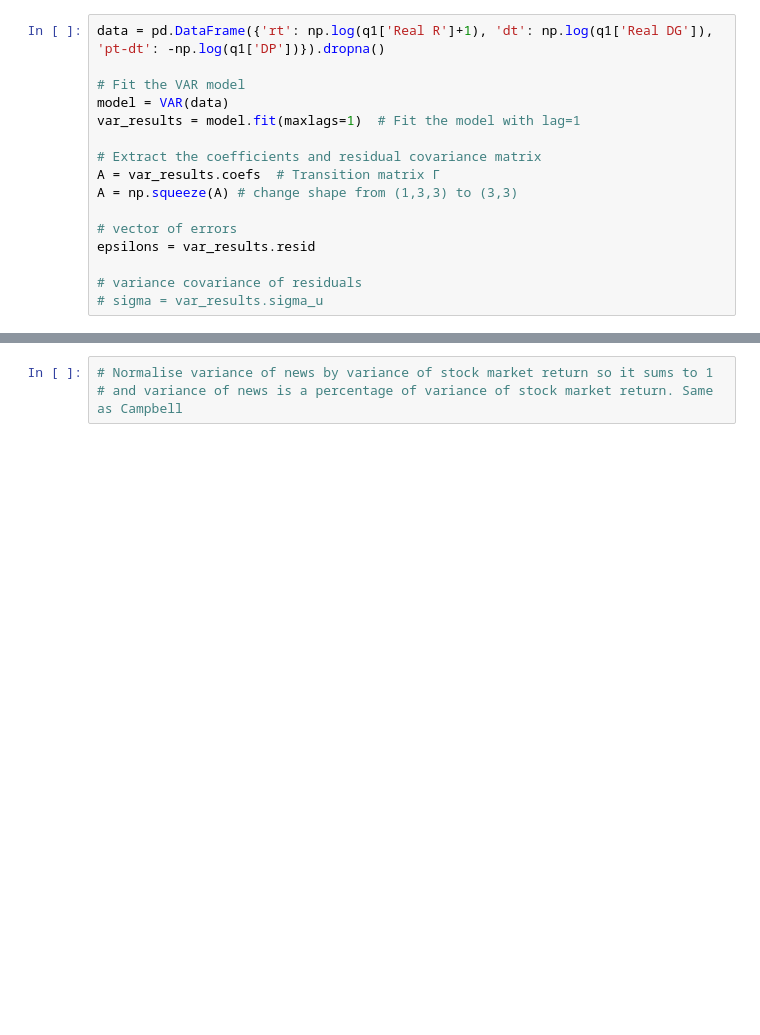
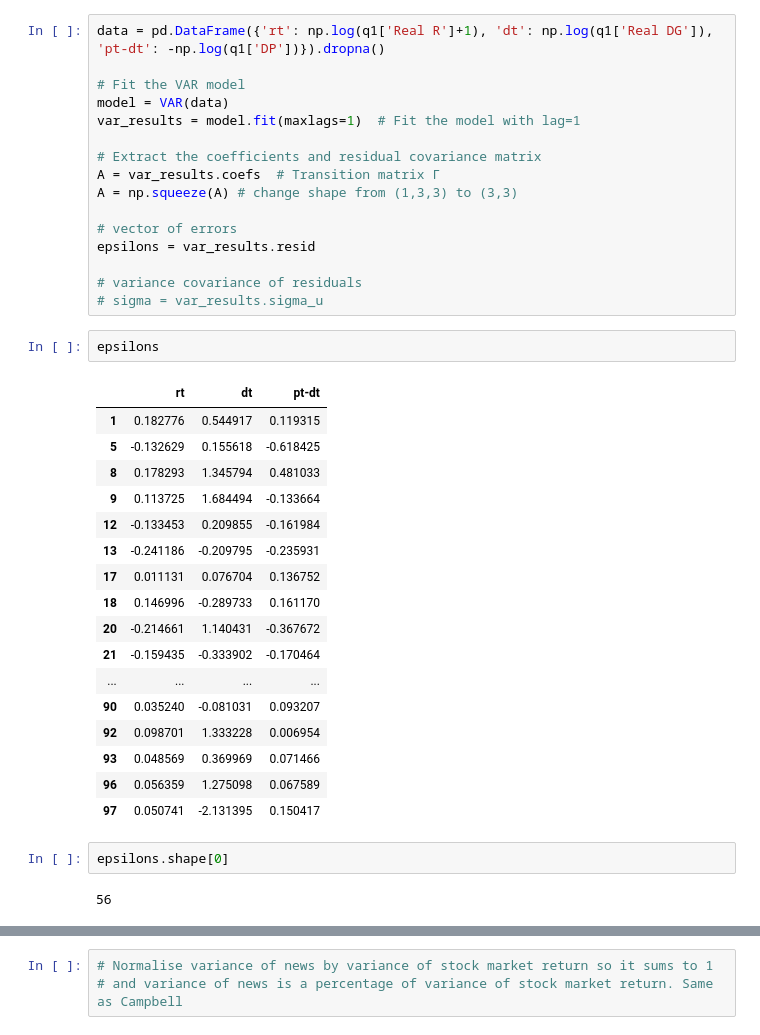
Before and after one commit to JiaqiSun45635/AP, a Jupyter notebook: MFE AP PW2.ipynb, the cells around one changed output, grey strips where cells are left out. Drawn from its saved outputs; the diff is of its cells as text; blank space fills up the shorter version.

```diff
--- a/MFE AP PW2.ipynb
+++ b/MFE AP PW2.ipynb
@@ -515,6 +515,30 @@ epsilons = var_results.resid
 
 # variance covariance of residuals
 # sigma = var_results.sigma_u
+# %%
+epsilons
+# %% [output]
+|  | rt | dt | pt-dt |
+| 1 | 0.182776 | 0.544917 | 0.119315 |
+| 5 | -0.132629 | 0.155618 | -0.618425 |
+| 8 | 0.178293 | 1.345794 | 0.481033 |
+| 9 | 0.113725 | 1.684494 | -0.133664 |
+| 12 | -0.133453 | 0.209855 | -0.161984 |
+| 13 | -0.241186 | -0.209795 | -0.235931 |
+| 17 | 0.011131 | 0.076704 | 0.136752 |
+| 18 | 0.146996 | -0.289733 | 0.161170 |
+| 20 | -0.214661 | 1.140431 | -0.367672 |
+| 21 | -0.159435 | -0.333902 | -0.170464 |
+| ... | ... | ... | ... |
+| 90 | 0.035240 | -0.081031 | 0.093207 |
+| 92 | 0.098701 | 1.333228 | 0.006954 |
+| 93 | 0.048569 | 0.369969 | 0.071466 |
+| 96 | 0.056359 | 1.275098 | 0.067589 |
+| 97 | 0.050741 | -2.131395 | 0.150417 |
+# %%
+epsilons.shape[0]
+# %% [output]
+56
 # %%
 # variance decomposition
 
```
Also changed, not shown: parts of 8 cells of this notebook.
